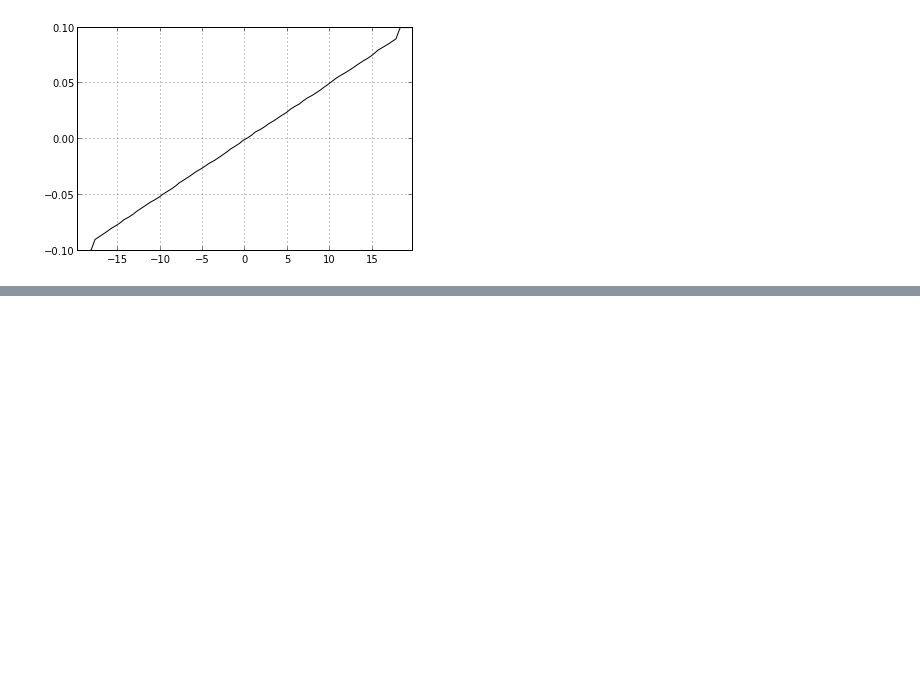
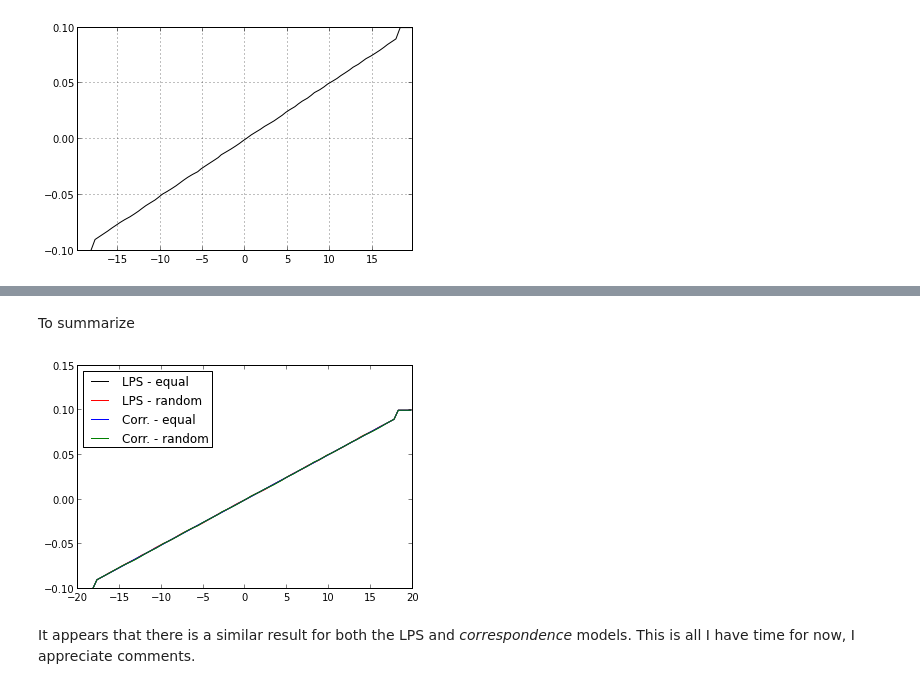
Before and after one commit to johntfoster/1DPDpy, a Jupyter notebook: PD1D.ipynb, the cells around one changed output, grey strips where cells are left out. Saved outputs shown, nothing was run; the diff lists cells and outputs as text; code cells hidden in the pictures; blank space fills up the shorter version.

```diff
--- a/PD1D.ipynb
+++ b/PD1D.ipynb
@@ -197,0 +222,13 @@ plt.axis();
+# %% [markdown]
+To summarize
+# %%
+plt.plot(nodes1, disp1, 'k-', label='LPS - equal')
+plt.plot(nodes2, disp2, 'r-', label='LPS - random')
+plt.plot(nodes3, disp3, 'b-', label='Corr. - equal')
+plt.plot(nodes4, disp4, 'g-', label='Corr. - random')
+plt.legend(loc='upper left')
+plt.show()
+# %% [output]
+[figure, added]
+# %% [markdown]
+It appears that there is a similar result for both the LPS and *correspondence* models.  This is all I have time for now, I appreciate comments.
```
Also changed, not shown: parts of 14 cells of this notebook.
